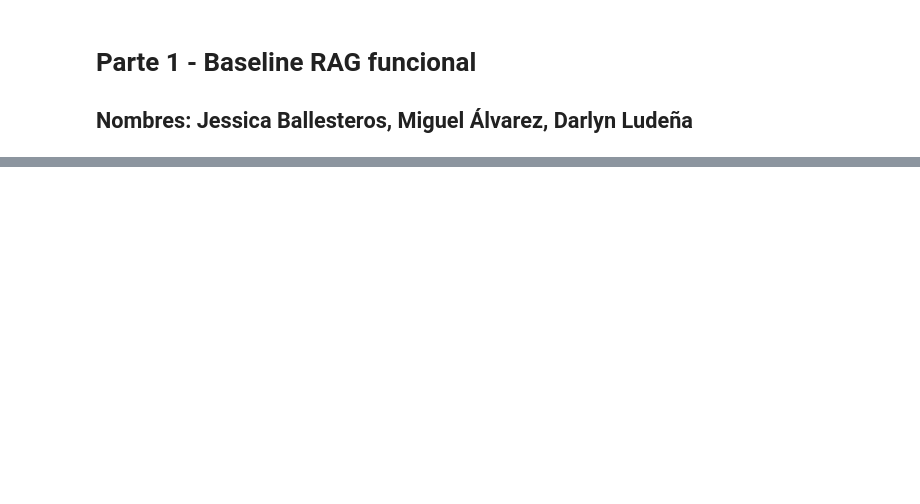
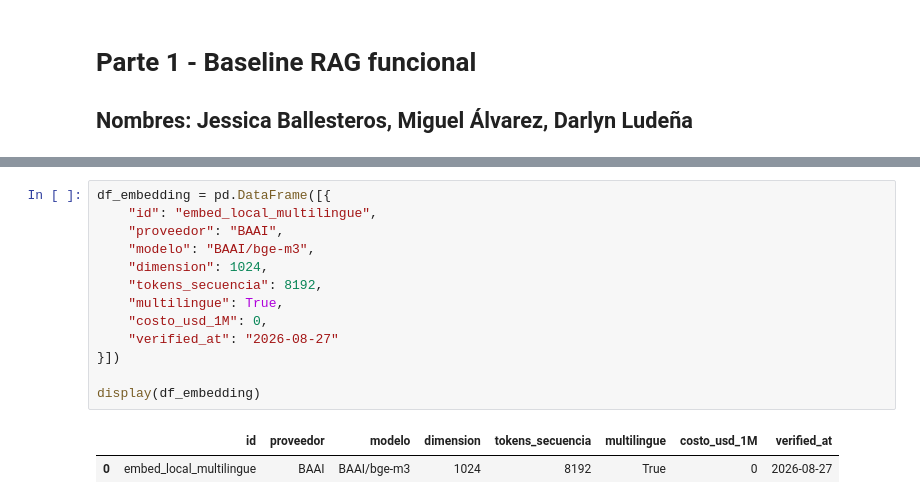
Before and after one commit to akroasis0301/taller-02-rag-alvarez-ballesteros-ludena, a Jupyter notebook: notebooks/1. Parte1.ipynb, the cells around one changed output, grey strips where cells are left out. Drawn from its saved outputs; the diff is of its cells as text; blank space fills up the shorter version.

```diff
--- a/notebooks/1. Parte1.ipynb
+++ b/notebooks/1. Parte1.ipynb
@@ -504,0 +238,16 @@ Resultados guardados en: c:\Users\ASUS\Desktop\Maestria IA USFQ\IA Generativa y
+# %%
+df_embedding = pd.DataFrame([{
+    "id": "embed_local_multilingue",
+    "proveedor": "BAAI",
+    "modelo": "BAAI/bge-m3",
+    "dimension": 1024,
+    "tokens_secuencia": 8192,
+    "multilingue": True,
+    "costo_usd_1M": 0,
+    "verified_at": "2026-08-27"
+}])
+
+display(df_embedding)
+# %% [output]
+|  | id | proveedor | modelo | dimension | tokens_secuencia | multilingue | costo_usd_1M | verified_at |
+| 0 | embed_local_multilingue | BAAI | BAAI/bge-m3 | 1024 | 8192 | True | 0 | 2026-08-27 |
```
Also changed, not shown: parts of 61 cells of this notebook, 9 other files.
